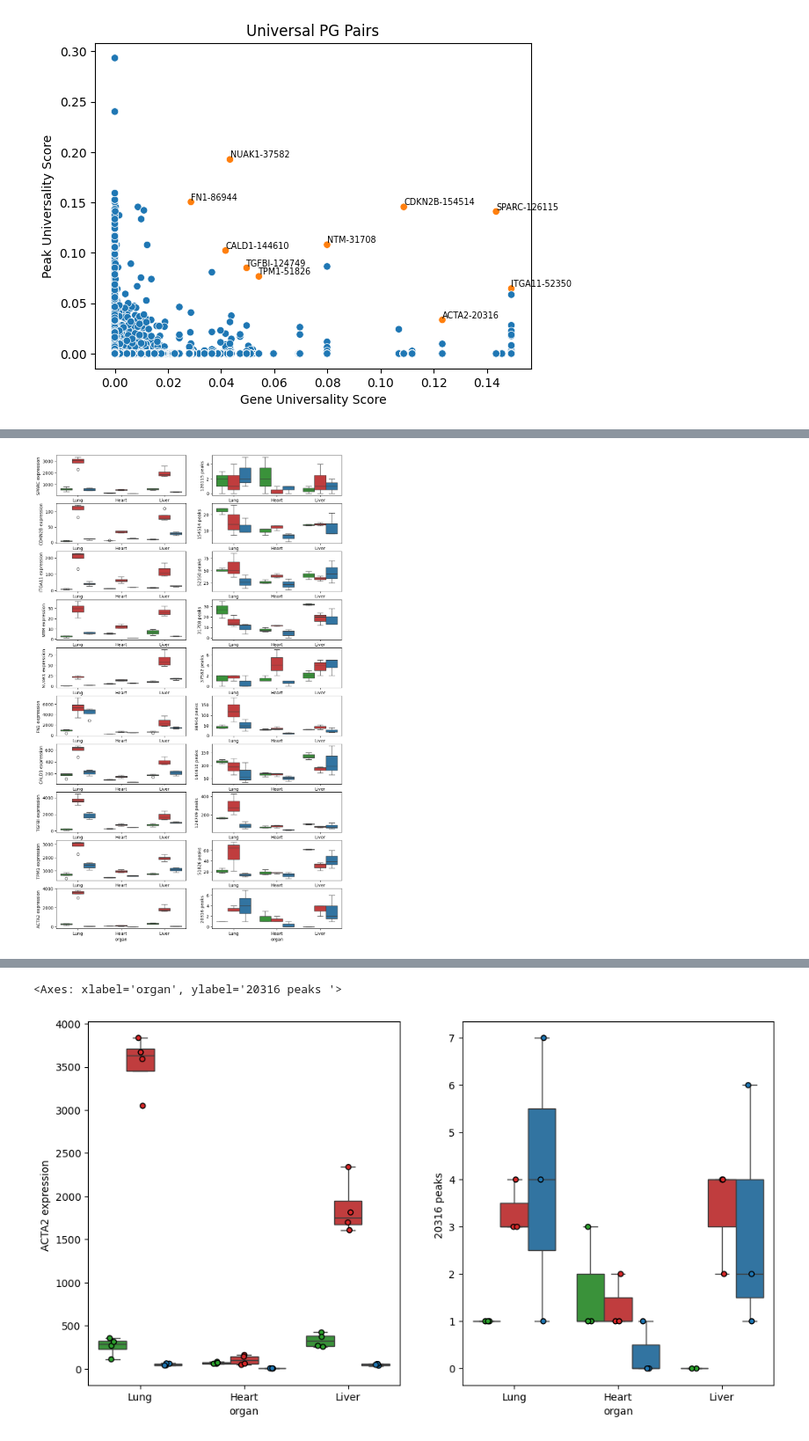
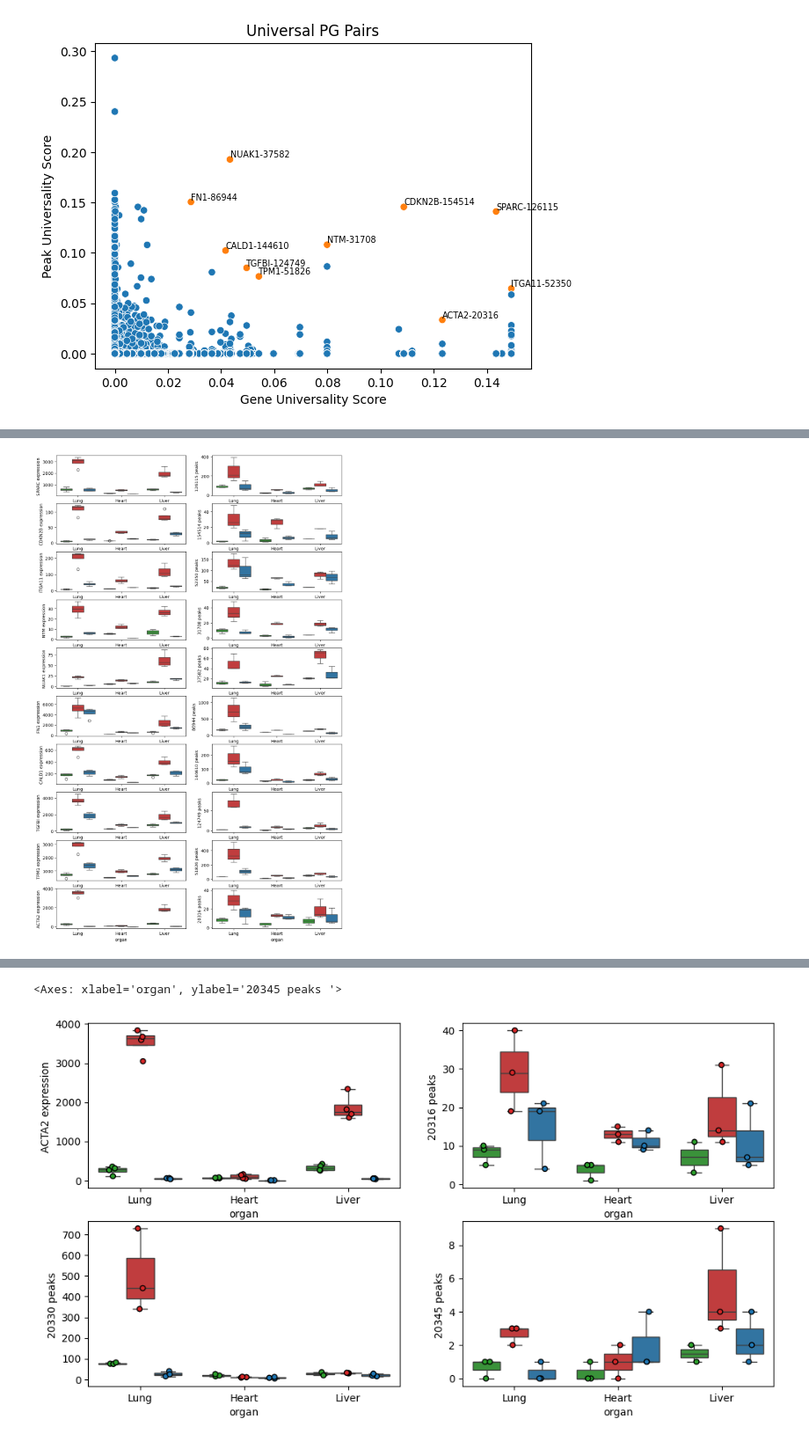
Before and after one commit to pawelab/OrganConditionalFibrosis, a Jupyter notebook: investigate_scores.ipynb, the cells around one changed output, grey strips where cells are left out. Shown at 88% size. Drawn from its saved outputs; the diff is of its cells as text; code cells hidden in the pictures.

Commit message:
plot correct peaks (string vs. int indexing)

```diff
--- a/investigate_scores.ipynb
+++ b/investigate_scores.ipynb
@@ -17,6 +17,8 @@ specificity_df = pd.read_csv('./data/pg_pairs_specificity.csv', index_col=[0, 1]
 universality_df = pd.read_csv('./data/pg_pairs_universality.csv', index_col=[0, 1])
 rna_adata = ad.read_h5ad('./data/rna.h5ad')
 atac_adata = ad.read_h5ad('./data/atac.h5ad')
+atac_adata.var.index = atac_adata.var.index.map(lambda peak: peak[9:])
+atac_adata.var.index.name = 'Peak'
 # %% [markdown]
 ### View Distributions
 
@@ -294,10 +296,10 @@ def plot_expression(adata: ad.AnnData, gene: str, layer: str = None, points = Fa
   return ax
 
 def plot_peak(adata: ad.AnnData, peak: str, layer: str = None, points = False, **kwargs) -> plt.Axes:
-  ax = sns.boxplot(adata.obs, x = 'organ', y = adata[:, peak].to_df(layer = layer).sum(axis = 1), order=markers.keys(), hue = 'condition', palette=palette, hue_order = palette.keys(), fliersize = 0 if points else None, **kwargs)
+  ax = sns.boxplot(adata.obs, x = 'organ', y = adata[:, str(peak)].to_df(layer = layer).sum(axis = 1), order=markers.keys(), hue = 'condition', palette=palette, hue_order = palette.keys(), fliersize = 0 if points else None, **kwargs)
   if 'ax' not in kwargs:
     kwargs['ax'] = ax
   if points:
-    sns.stripplot(adata.obs, x = 'organ', y = adata[:, peak].to_df(layer = None).sum(axis = 1), order=markers.keys(), hue = 'condition', palette=palette, edgecolor='black', linewidth=1, hue_order = palette.keys(), dodge=True, **kwargs)
+    sns.stripplot(adata.obs, x = 'organ', y = adata[:, str(peak)].to_df(layer = None).sum(axis = 1), order=markers.keys(), hue = 'condition', palette=palette, edgecolor='black', linewidth=1, hue_order = palette.keys(), dodge=True, **kwargs)
   ax.set_ylabel(f'{peak} peaks {layer if layer is not None else ""}')
   return ax
@@ -307,7 +323,7 @@ for (gene, peak), (ax1, ax2) in zip(universal_pg_pairs, rows):
   plot_expression(rna_adata, gene, ax=ax1, legend = None)
   plot_peak(atac_adata, peak, ax=ax2, legend = None)
 # %% [output]
-[figure, old version]
+[figure, new version]
 # %%
 candidate_dict = {}
 candidate_dict.update({('organ-specific peak-gene', organ): pairs for organ, pairs in organ_to_best_specificity_pairs.items()})
@@ -330,9 +346,11 @@ candidate_df
 | 8 | (PALM, 70895) | (RGS3, 158430) | (MEST, 144253) | (SPARC, 126094) | (LMCD1, 99523) | (MYL9, 91644) | (TPM1, 51826) |
 | 9 | (MEGF6, 312) | (PODXL, 144372) | (ACTA2, 20345) | (TPM1, 51826) | (ADAM19, 126358) | (ITGA11, 52324) | (ACTA2, 20316) |
 # %%
-fig, [ax1, ax2] = plt.subplots(1, 2, figsize=(12, 6.4))
+fig, [[ax1, ax2], [ax3, ax4]] = plt.subplots(2, 2, figsize=(12, 6.4))
 plot_expression(rna_adata, 'ACTA2', points=True, ax=ax1, legend = None)
-plot_peak(atac_adata, 20316, points=True, ax=ax2, legend = None)
+plot_peak(atac_adata, '20316', points=True, ax=ax2, legend = None)
+plot_peak(atac_adata, '20330', points=True, ax=ax3, legend = None)
+plot_peak(atac_adata, '20345', points=True, ax=ax4, legend = None)
 # %% [output]
-<Axes: xlabel='organ', ylabel='20316 peaks '>
+<Axes: xlabel='organ', ylabel='20345 peaks '>
-[figure, old version]
+[figure, new version]
```
Also changed, not shown: parts of 2 cells of this notebook.
